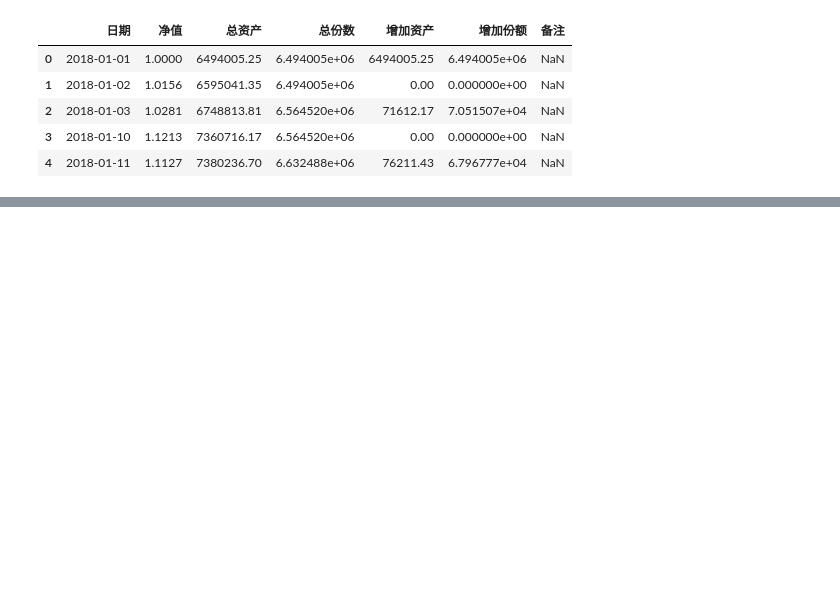
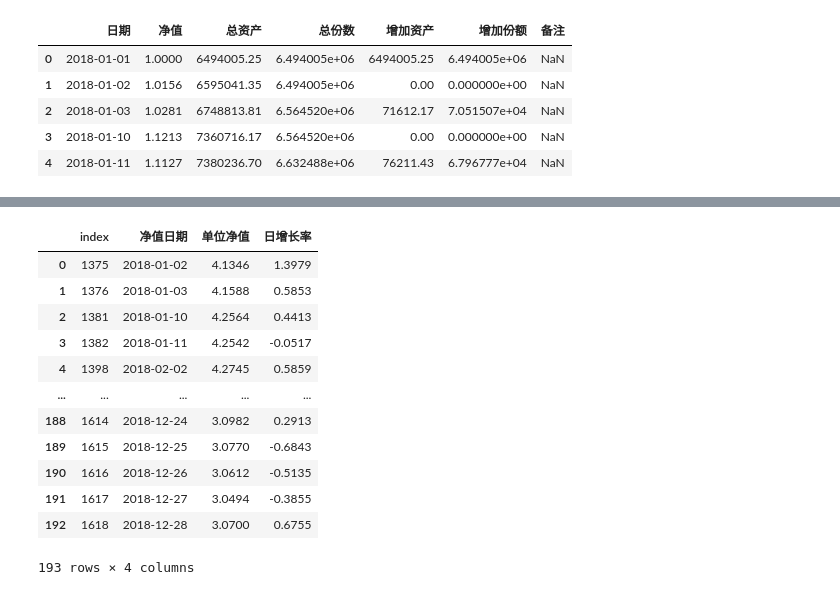
Before and after one commit to yapex/y_stocks, a Jupyter notebook: notebook/净值计算.ipynb, the cells around one changed output, grey strips where cells are left out. Drawn from its saved outputs; the diff is of its cells as text; code cells hidden in the pictures; blank space fills up the shorter version.

```diff
--- a/notebook/净值计算.ipynb
+++ b/notebook/净值计算.ipynb
@@ -109,0 +138,22 @@ for i, row in raw_net_value_df.iterrows():
+# %%
+net_values_df = nv_c.take_snapshot()
+
+open_fund_df = ak.fund_open_fund_info_em(fund='510300', indicator="单位净值走势")
+
+open_fund_df['净值日期'] = pd.to_datetime(open_fund_df['净值日期'])
+for_plot_df = open_fund_df.loc[open_fund_df['净值日期'].isin(net_values_df['日期'])].reset_index()
+for_plot_df
+# %% [output]
+|  | index | 净值日期 | 单位净值 | 日增长率 |
+| 0 | 1375 | 2018-01-02 | 4.1346 | 1.3979 |
+| 1 | 1376 | 2018-01-03 | 4.1588 | 0.5853 |
+| 2 | 1381 | 2018-01-10 | 4.2564 | 0.4413 |
+| 3 | 1382 | 2018-01-11 | 4.2542 | -0.0517 |
+| 4 | 1398 | 2018-02-02 | 4.2745 | 0.5859 |
+| ... | ... | ... | ... | ... |
+| 188 | 1614 | 2018-12-24 | 3.0982 | 0.2913 |
+| 189 | 1615 | 2018-12-25 | 3.0770 | -0.6843 |
+| 190 | 1616 | 2018-12-26 | 3.0612 | -0.5135 |
+| 191 | 1617 | 2018-12-27 | 3.0494 | -0.3855 |
+| 192 | 1618 | 2018-12-28 | 3.0700 | 0.6755 |
+193 rows × 4 columns
```
Also changed, not shown: parts of 6 cells of this notebook, 12 other files.
